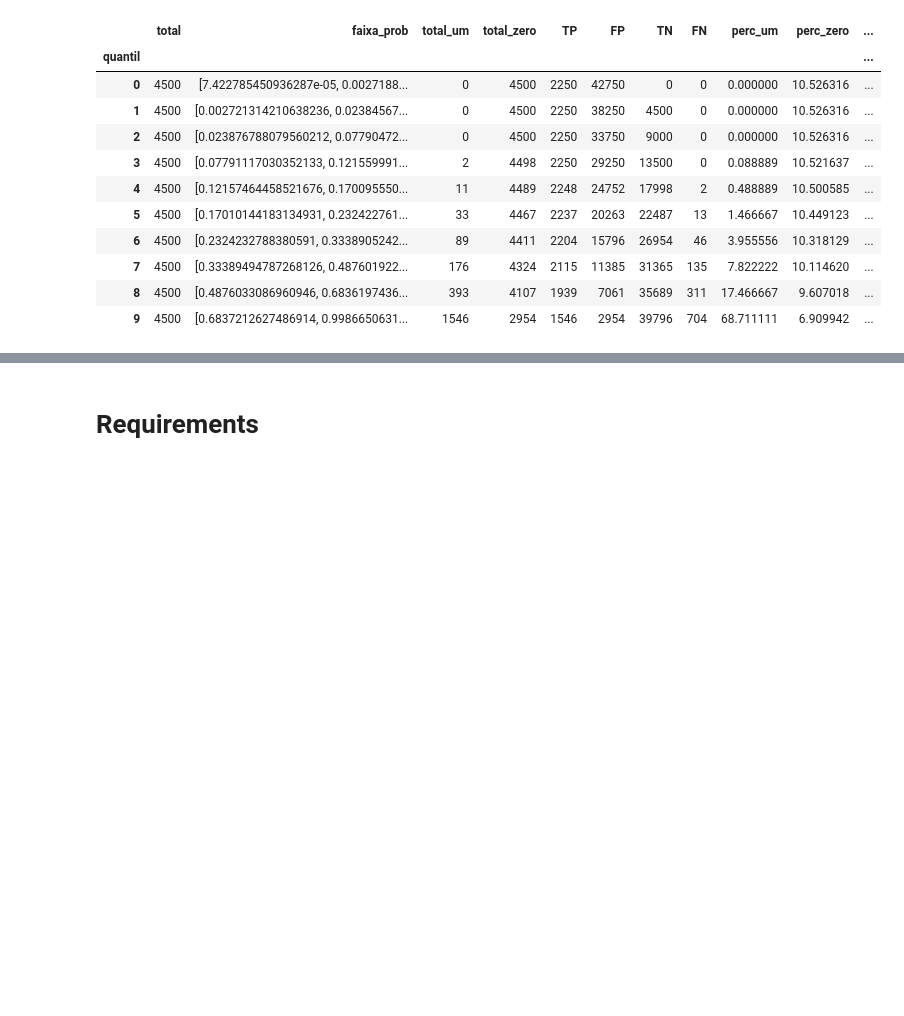
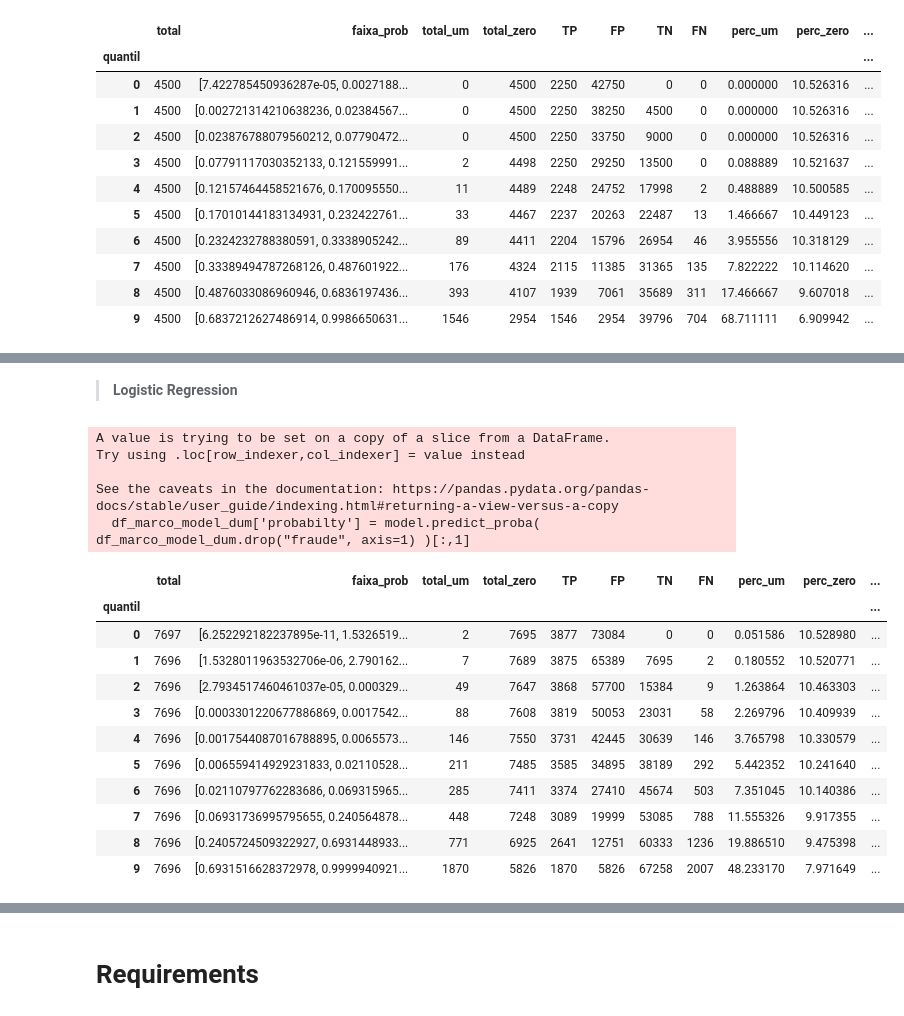
Before and after one commit to caanpaip/ML-anti-fraud, a Jupyter notebook: notebooks/2.Feature_engineering.ipynb, the cells around one changed output, grey strips where cells are left out. Cells and saved outputs as stored; diff of their text form; code cells hidden in the pictures; blank space fills up the shorter version.

```diff
--- a/notebooks/2.Feature_engineering.ipynb
+++ b/notebooks/2.Feature_engineering.ipynb
@@ -463,0 +490,47 @@ utils_ml.metric_evaluation(df_test, probability, label, quantil)
+# %% [markdown]
+> **Logistic Regression**
+# %%
+df_marco_lg = df.query(f"data<'2020-04-01'")[features_bins_woe + ["fraude"]]
+cat_vars = features_bins_woe
+df_marco_model_dum = df_marco_lg.copy()
+
+for var in cat_vars:
+
+    cat_list='var'+'_'+var
+    cat_list = pd.get_dummies( df_marco_model_dum[var] , prefix=var)
+    data_dum = df_marco_model_dum.join(cat_list)
+    df_marco_model_dum = data_dum
+
+
+data_vars = df_marco_model_dum.columns.tolist()
+to_keep = [i for i in data_vars if i not in cat_vars]
+
+df_marco_model_dum = df_marco_model_dum[to_keep]
+
+
+
+
+df_marco_model_dum['probabilty'] = model.predict_proba( df_marco_model_dum.drop("fraude", axis=1) )[:,1]
+probability = "probabilty"
+label="fraude"
+quantil=10
+
+utils_ml.metric_evaluation(df_marco_model_dum, probability, label, quantil)
+# %% [output]
+A value is trying to be set on a copy of a slice from a DataFrame.
+Try using .loc[row_indexer,col_indexer] = value instead
+
+See the caveats in the documentation: https://pandas.pydata.org/pandas-docs/stable/user_guide/indexing.html#returning-a-view-versus-a-copy
+  df_marco_model_dum['probabilty'] = model.predict_proba( df_marco_model_dum.drop("fraude", axis=1) )[:,1]
+|  | total | faixa_prob | total_um | total_zero | TP | FP | TN | FN | perc_um | perc_zero | ... |
+| quantil |  |  |  |  |  |  |  |  |  |  | ... |
+| 0 | 7697 | [6.252292182237895e-11, 1.5326519... | 2 | 7695 | 3877 | 73084 | 0 | 0 | 0.051586 | 10.528980 | ... |
+| 1 | 7696 | [1.5328011963532706e-06, 2.790162... | 7 | 7689 | 3875 | 65389 | 7695 | 2 | 0.180552 | 10.520771 | ... |
+| 2 | 7696 | [2.7934517460461037e-05, 0.000329... | 49 | 7647 | 3868 | 57700 | 15384 | 9 | 1.263864 | 10.463303 | ... |
+| 3 | 7696 | [0.0003301220677886869, 0.0017542... | 88 | 7608 | 3819 | 50053 | 23031 | 58 | 2.269796 | 10.409939 | ... |
+| 4 | 7696 | [0.0017544087016788895, 0.0065573... | 146 | 7550 | 3731 | 42445 | 30639 | 146 | 3.765798 | 10.330579 | ... |
+| 5 | 7696 | [0.006559414929231833, 0.02110528... | 211 | 7485 | 3585 | 34895 | 38189 | 292 | 5.442352 | 10.241640 | ... |
+| 6 | 7696 | [0.02110797762283686, 0.069315965... | 285 | 7411 | 3374 | 27410 | 45674 | 503 | 7.351045 | 10.140386 | ... |
+| 7 | 7696 | [0.06931736995795655, 0.240564878... | 448 | 7248 | 3089 | 19999 | 53085 | 788 | 11.555326 | 9.917355 | ... |
+| 8 | 7696 | [0.2405724509322927, 0.6931448933... | 771 | 6925 | 2641 | 12751 | 60333 | 1236 | 19.886510 | 9.475398 | ... |
+| 9 | 7696 | [0.6931516628372978, 0.9999940921... | 1870 | 5826 | 1870 | 5826 | 67258 | 2007 | 48.233170 | 7.971649 | ... |
```
Also changed, not shown: parts of 10 cells of this notebook.
